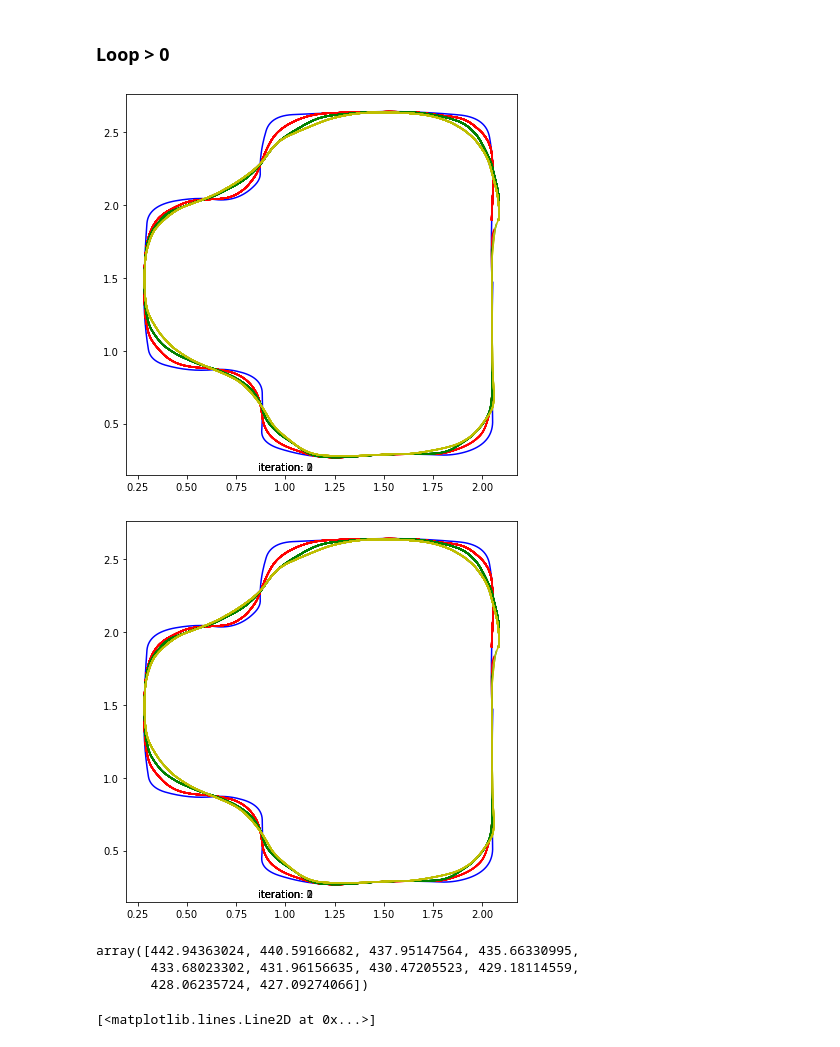
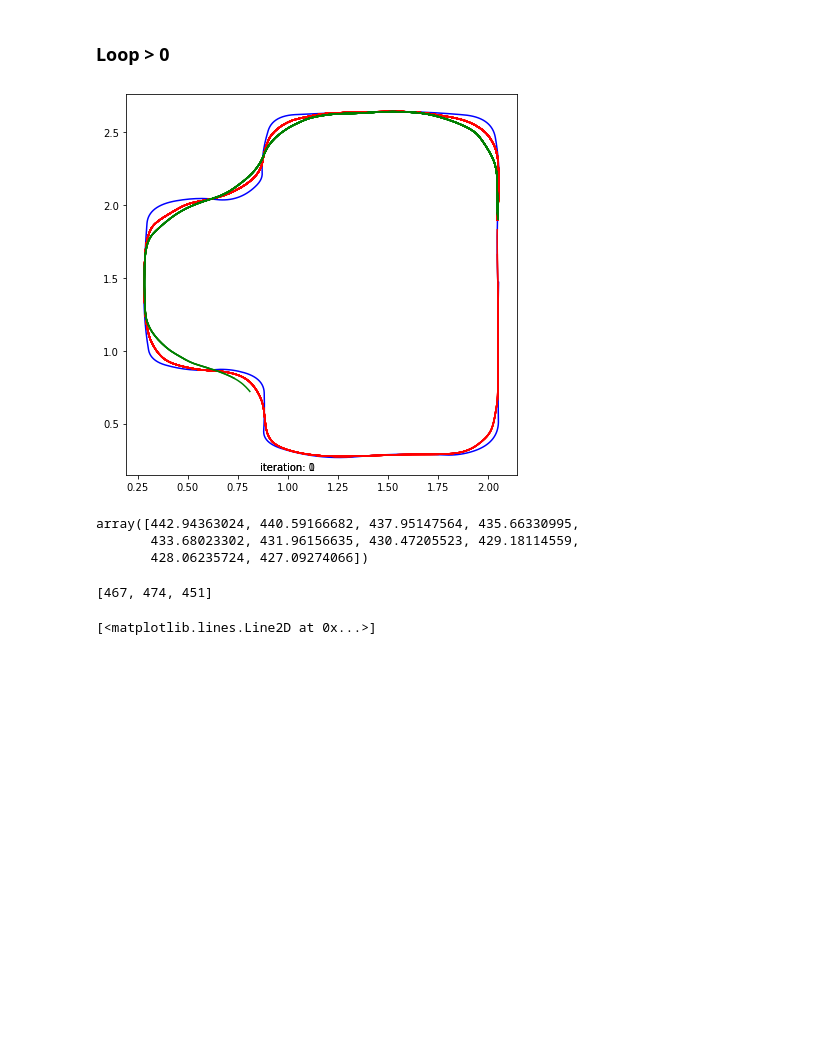
Before and after one commit to giuliovv/duckrace, a Jupyter notebook: iterative_mpc.ipynb, the cells around one changed output. Saved outputs shown, nothing was run; the diff lists cells and outputs as text; code cells hidden in the pictures; blank space fills up the shorter version.

```diff
--- a/iterative_mpc.ipynb
+++ b/iterative_mpc.ipynb
@@ -244,8 +254,8 @@ utils.show_on_map_array(env, np.array([X_log[0,:], X_log[1,:]]).T, fig=ax_dict["
 [figure]
 # %%
 # all_points: [x, y, theta, v, w, steps to arrive]
-all_points = X_log[[True, True, False, True, True]]
-X_log_orig = X_log[[True, True, False, True, True]]
+all_points = X_log
+X_log_orig = X_log
 first_loop_len = all_points.shape[1]
 all_points = np.vstack((all_points, np.arange(first_loop_len)[::-1]))
 all_points_orig = all_points
@@ -288,7 +298,7 @@ for iteration in range(n_iterations):
 
     # Normalize the angles
     # Overfit the starting angle to avoid normalization problems ;)
-    #x[2] = pi/2 #mod(x[2]+pi, 2*pi)-pi
+    x[2] = mod(x[2]+pi, 2*pi)-pi
 
     # x = [pose.x, pose.y, pose.theta, 0, 0]
     # idx = int(index)
@@ -304,14 +314,14 @@ for iteration in range(n_iterations):
         indices = indices.reshape(-1)
 
         if t == 0:
-            D = last_iterations[:5, indices]
-            J = last_iterations[5, indices].reshape(-1)
+            D = last_iterations[:-1, indices]
+            J = last_iterations[-1, indices].reshape(-1)
         else:
             S = last_iterations[:, indices]@l
             distances, indices = nbrs.kneighbors(np.array(S[:2].T))
             indices = indices.reshape(-1)
-            D = last_iterations[:5, indices]
-            J = last_iterations[5, indices].reshape(-1)
+            D = last_iterations[:-1, indices]
+            J = last_iterations[-1, indices].reshape(-1)
 
         Js.append(J)
         idxs.append(idx)
@@ -331,41 +341,45 @@ for iteration in range(n_iterations):
                 idx = traj.shape[0] - idx
 
         if x[1] >= finish_line.y and t >= finish_line.t:
             break
         t += 1
         if t%10 == 0 and real_time_plot:
             plt.plot(*X_log[:2,:], c=['r', 'g', 'y'][iteration%3])
             ipythondisplay.clear_output(wait=True)
             ipythondisplay.display(plt.gcf())
         # if t == 100:
         #     break
         if t == 150:
             # Now it can see all the points
             kdtree = spatial.KDTree(last_loop[:2, :].T)
+            last_iterations[2, :100] = last_iterations[2, :100] + 2*np.pi
             nbrs = NearestNeighbors(n_neighbors=K, algorithm='ball_tree').fit(last_iterations[:2, :].T)
     last_points = X_log
     last_points = np.vstack((last_points, np.arange(last_points.shape[1])[::-1]))
 
     plain_loops.append(X_log)
 
     # Here only if use 1 iteration in the past
     last_iterations = last_points
 
     all_points_len = all_points.shape[1]
     if all_points_len > last_points.shape[1]:
         last_points = np.pad(last_points, ((0,0), (0, all_points_len-last_points.shape[1])), 'constant', constant_values=(0,0))
     if all_points_len < last_points.shape[1]:
         all_points = np.pad(all_points, ((0,0), (0, last_points.shape[1]-all_points_len)), 'constant', constant_values=(0,0))
     all_points = np.hstack((all_points, last_points))
 # %% [output]
-[figure, old version]
+[figure, new version]
-[figure, removed]
 # %%
 np.rad2deg(X_log[2,-10:])
 # %% [output]
 array([442.94363024, 440.59166682, 437.95147564, 435.66330995,
        433.68023302, 431.96156635, 430.47205523, 429.18114559,
        428.06235724, 427.09274066])
+# %%
+[loop.shape[1] for loop in plain_loops]
+# %% [output]
+[467, 474, 451]
 # %%
 plt.plot(np.min(Js,axis=1))
 # %% [output]
```
Also changed, not shown: parts of 4 cells of this notebook, 1 other file.
